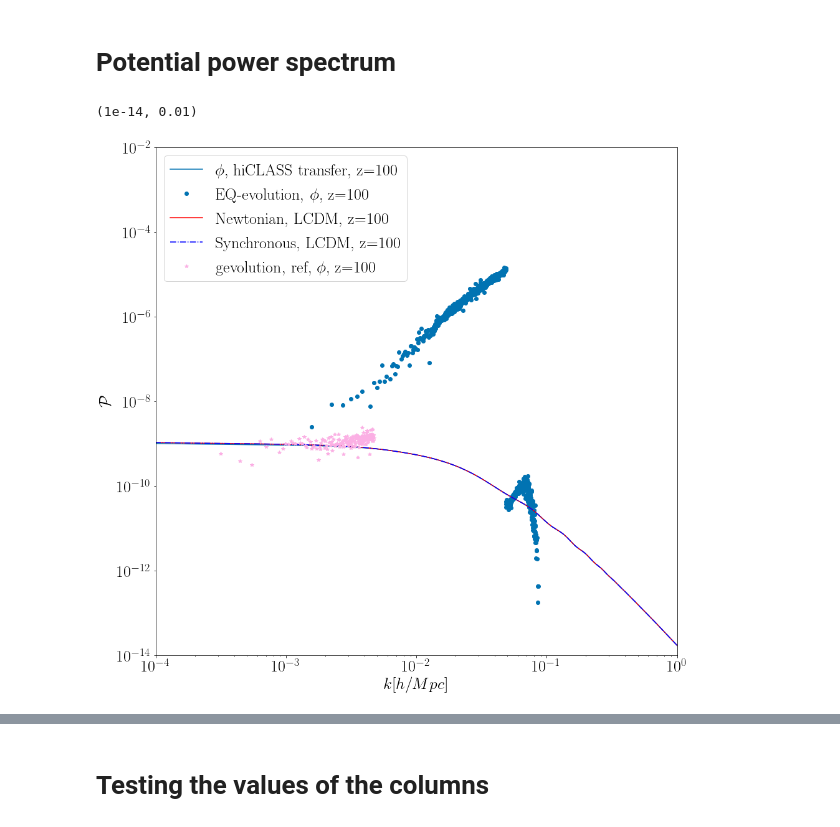
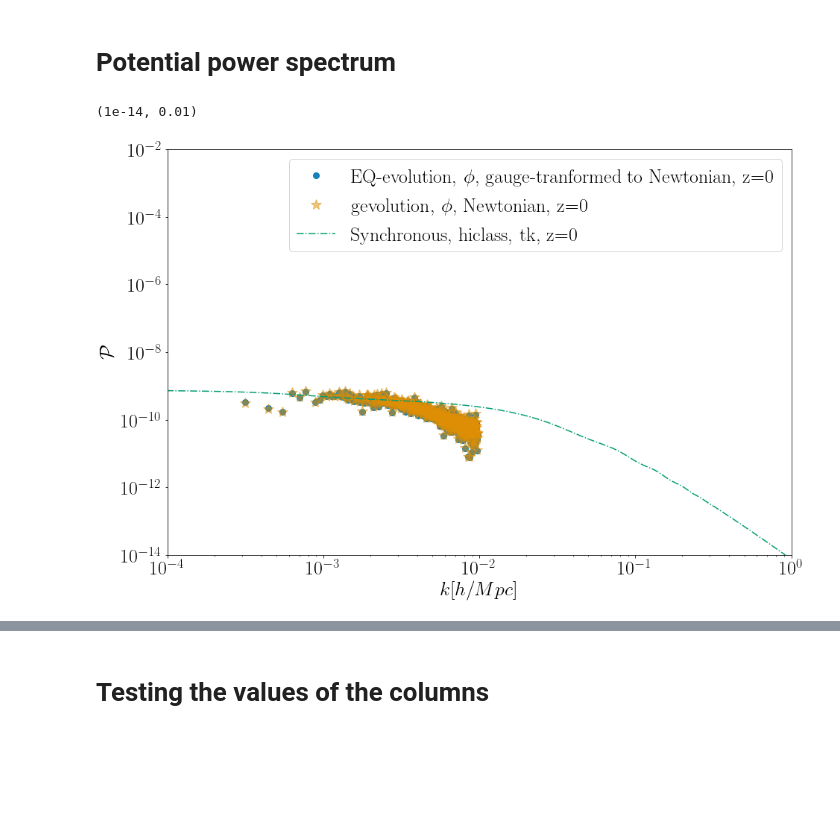
Before and after one commit to FarbodHassani/EQevolution, a Jupyter notebook: Notebook/Quintessence.ipynb, the cells around one changed output, grey strips where cells are left out. Saved outputs shown, nothing was run; the diff lists cells and outputs as text; code cells hidden in the pictures; blank space fills up the shorter version.

```diff
--- a/Notebook/Quintessence.ipynb
+++ b/Notebook/Quintessence.ipynb
@@ -17,3 +17,12 @@ fig_size_x=24
 fig_size_y=14
 import seaborn as sns
 Colors = sns.color_palette("colorblind", 16).as_hex()
+from collections import defaultdict
+
+def nested_dict(n, type):
+    if n == 1:
+        return defaultdict(type)
+    else:
+        return defaultdict(lambda: nested_dict(n-1, type))
+
+data = nested_dict(5, list)
@@ -176,6 +201,3 @@ plt.ylim(1.e-14,1.e-8)
-# %%
-tk_new = (np.loadtxt("./../../EQ_hi_class/output/class_new_z"+str(2+1)+"_tk.dat"));
-tk_sync = (np.loadtxt("./../../EQ_hi_class/output/class_sync_z"+str(2+1)+"_tk.dat"));
 # %%
 ###### Normalization factor
 As=2.215*1.e-9;
@@ -336,11 +298,5 @@ plt.xlim(1.e-4,1.e0)
 # %% [markdown]
 # Potential power spectrum
-# %%
-gev_ref = np.loadtxt("/Users/farbod/Packages/gevolution-1.1/output/lcdm_pk000_phi.dat")
-
-gev_phi=[]
-i=0
-gev_phi.append(np.loadtxt("./../output/lcdm_pk00"+str(i)+"_delta.dat"))
 # %%
 ###### Normalization factor
 As=2.215*1.e-9;
@@ -351,7 +307,7 @@ cs2=1.e-4;
 c=2.99792458*1.e5; #Km/s
 H0=100*h/c; #H0 in 1/Mpc unit. 0.00022593979933110373
 w=-0.9;
-k_q = class_tk[0][:,0];
+k_q = tk_new[:,0];
 Normlization = As*(k_q/kp)**(ns-1.);
 
 
@@ -367,56 +323,51 @@ for i in range(np.shape(redshifts)[0]):
     Pk_newt_hiclass.append(np.loadtxt("./../../EQ_hi_class/output/quin_z"+str(i+1)+"_pk.dat"));
 
 plt.rc('text', usetex=True)
 font = {'family' : 'normal',
         'weight' : 'bold',
         'size'   : text_size}
 
 matplotlib.rc('font', **font)
 
-plt.figure(figsize=(15,15))
+plt.figure(figsize=(15,10))
+
+# plt.plot(ref_phi[:,0], (ref_phi[:,1]),"*", markersize=15, color = Colors[l+1] , label = "Ref, phi, z="+str(z), alpha=0.9)
+# # EQ evolution power
+# plt.plot(Eq_phi[:,0], (Eq_phi[:,1]),".", markersize=12, color = Colors[l] , label = "EQ-evolution, phi, z="+str(z), alpha=0.6)
 
 ###### hiclass results:
+# l=0
 l=0
-for i in range(1):
-    i=0
-    alpha = (class_tk[i][:,11] + 6.0 *class_tk[i][:,13] )/(2.*k_q*k_q);
-#     d_b
+for i in range(5,6):
     z=redshifts[i]
 
-    k= class_tk[i][:,0]
-    h_prime=class_tk[i][:,10]
-    eta_prime = class_tk[i][:,12]
-    psi = class_tk[i][:,9]
-    phi = class_tk[i][:,8]
-    eta = class_tk[i][:,11]
-    alpha = (h_prime + 6.*eta_prime)/(2.*k*k);
-    alpha_prime = psi + phi - eta;
+    k_h = data['eq_ev']['phi']['z='+str(redshifts[i])] [:,0]
+    pk = data['eq_ev']['phi']['z='+str(redshifts[i])] [:,1]
+    plt.plot(k_h, (pk),"o", color = Colors[l],markersize=8 , label = r"EQ-evolution, $\phi$, gauge-tranformed to Newtonian, z="+str(z), alpha=0.9)
 
 
-    plt.plot(class_tk[0][:,0], (psi)**2* Normlization,"-", color = Colors[l] , label = r"$\phi$, hiCLASS transfer, z="+str(z))
+    k_h = data['ref']['phi']['z='+str(redshifts[i])] [:,0]
+    pk = data['ref']['phi']['z='+str(redshifts[i])] [:,1]
+    plt.plot(k_h, (pk),"*", color = Colors[l+1],markersize=15 , label = r"gevolution, $\phi$, Newtonian, z="+str(z), alpha=0.5)
 
-    k_h = Pk_newt_hiclass[i][:,0];
-    plt.plot(gev_phi[i][:,0], (gev_phi[i][:,1]),"o", color = Colors[l] , label = r"EQ-evolution, $\phi$, z="+str(z))
+    k_q = data['class_tk']['z='+str(redshifts[i])][:,0];
+    tk = data['class_tk']['z='+str(redshifts[i])]
+    Normlization = As*(k_q/kp)**(ns-1.);
+    pk = tk[:,8]**2*Normlization
+#     Normlization = As*(k_q/kp)**(ns-1.);
+    plt.plot(k_q, pk,"-.", color = Colors[l+2] , label = r"Synchronous, hiclass, tk, z="+str(z))
     l=l+1
 
-k_q = tk_new[:,0];
-Normlization = As*(k_q/kp)**(ns-1.);
-plt.plot(tk_new[:,0], (tk_new[:,7])**2* Normlization,"-", color = "red" , label = r"Newtonian, LCDM, z="+str(100))
 
-k_q = tk_sync[:,0];
-
-plt.plot(tk_sync[:,0], (tk_sync[:,7])**2* Normlization,"-.", color = "blue" , label = r"Synchronous, LCDM, z="+str(100))
-
-
-plt.plot(gev_ref[:,0], (gev_ref[:,1]),"*", color = Colors[l+5] , label = r"gevolution, ref, $\phi$, z="+str(100))
+# plt.plot(gev_ref[:,0], (gev_ref[:,1]),"*", color = Colors[l+5] , label = r"gevolution, ref, $\phi$, z="+str(100))
 
 plt.legend()
 plt.ylabel(r"$\mathcal{P}$")
 plt.xlabel(r"$k[h/Mpc]$")
 plt.xscale('log')
 plt.yscale('log')
 plt.xlim(1.e-4,1.e0)
 plt.ylim(1.e-14,1.e-2)
 # %% [output]
 (1e-14, 0.01)
-[figure, old version]
+[figure, new version]
```
Also changed, not shown: parts of 13 cells of this notebook, 5 other files.
